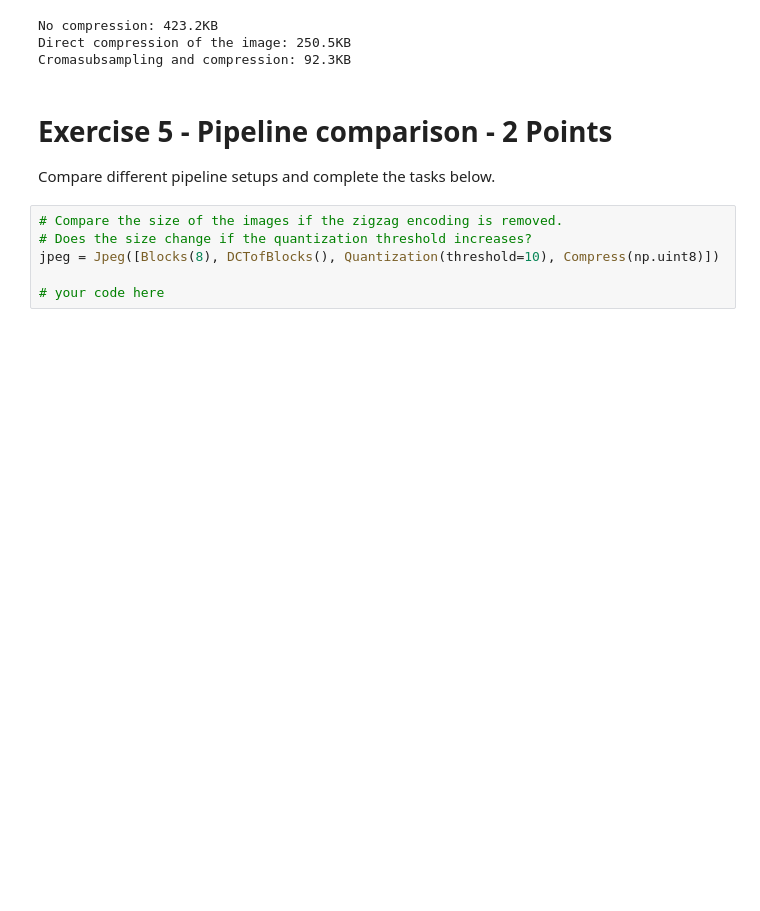
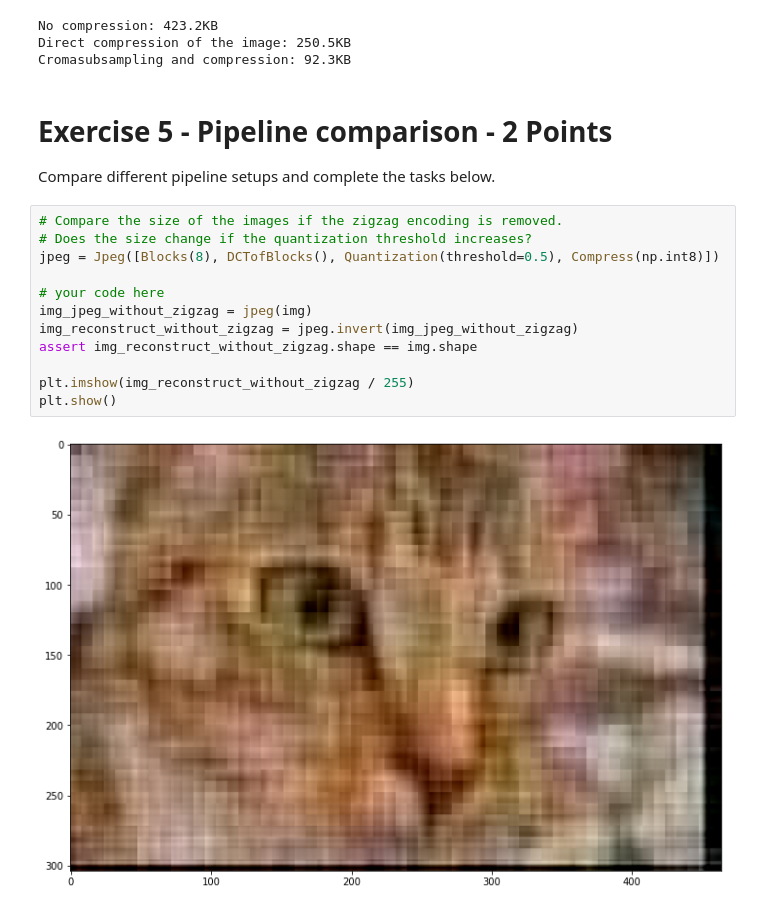
Before and after one commit to oleksa-oleksa/Image_Processing_SS2020_FU_Berlin, a Jupyter notebook: assignments/09_assignment.ipynb, the cells around one changed output. Drawn from its saved outputs; the diff is of its cells as text; blank space fills up the shorter version.

```diff
--- a/assignments/09_assignment.ipynb
+++ b/assignments/09_assignment.ipynb
@@ -487,9 +487,17 @@ Compare different pipeline setups and complete the tasks below.
 # %%
 # Compare the size of the images if the zigzag encoding is removed.
 # Does the size change if the quantization threshold increases?
-jpeg = Jpeg([Blocks(8), DCTofBlocks(), Quantization(threshold=10), Compress(np.uint8)])
+jpeg = Jpeg([Blocks(8), DCTofBlocks(), Quantization(threshold=0.5), Compress(np.int8)])
 
 # your code here
+img_jpeg_without_zigzag = jpeg(img)
+img_reconstruct_without_zigzag = jpeg.invert(img_jpeg_without_zigzag)
+assert img_reconstruct_without_zigzag.shape == img.shape
+
+plt.imshow(img_reconstruct_without_zigzag / 255)
+plt.show()
+# %% [output]
+[figure, added]
 # %%
 # Compare the image quality of the `Quantization` vs. the `PickNthHighest` compressions. Make sure that the outputs
 # are roughly the same size. Why is one better then the other one?
```
Also changed, not shown: parts of 1 cell of this notebook.
